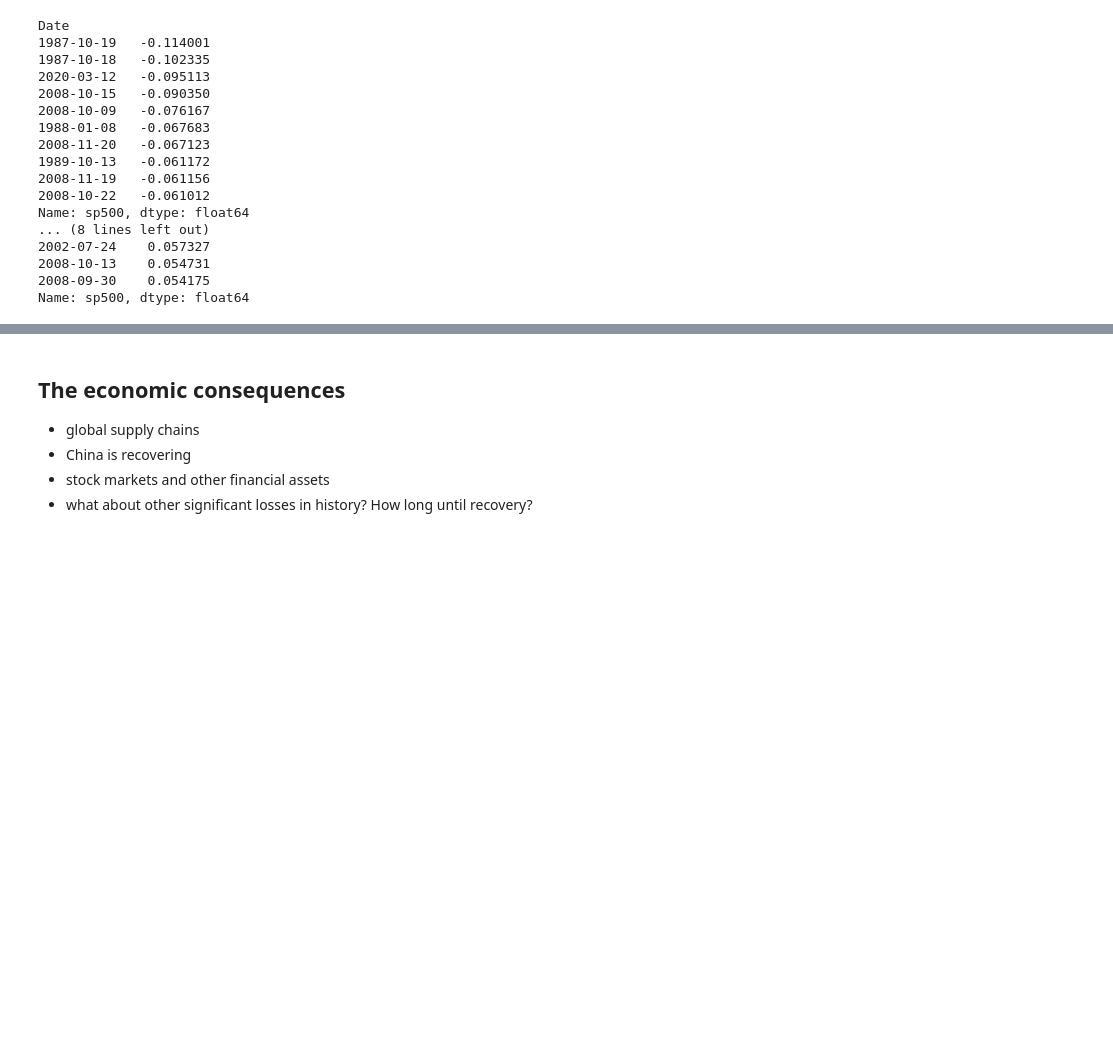
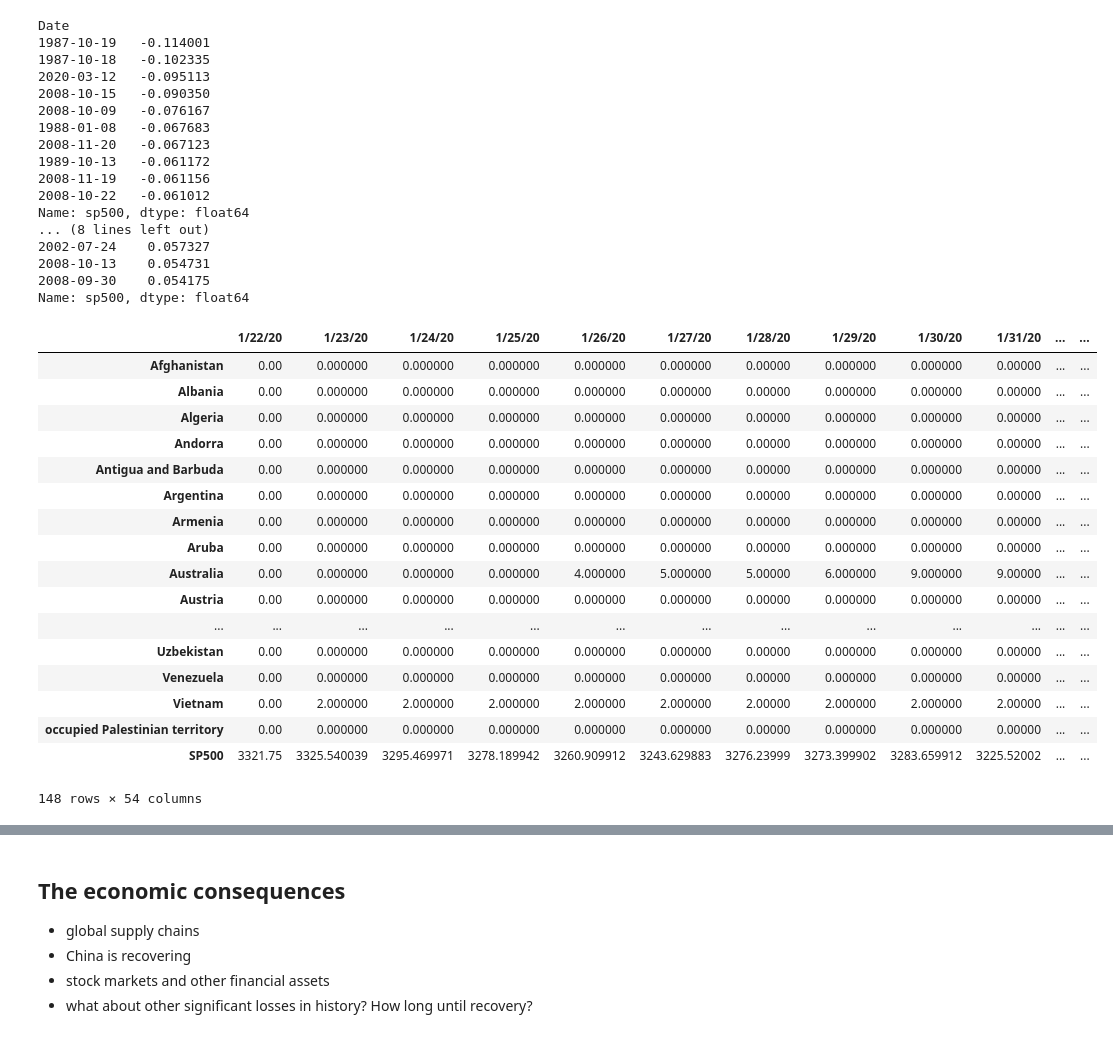
Before and after one commit to hopeman1102/visualize-covid-19, a Jupyter notebook: covid-19.ipynb, the cells around one changed output, grey strips where cells are left out. Drawn from its saved outputs; the diff is of its cells as text; code cells hidden in the pictures; blank space fills up the shorter version.

```diff
--- a/covid-19.ipynb
+++ b/covid-19.ipynb
@@ -592,3 +592,37 @@ Name: sp500, dtype: float64
 2008-10-13    0.054731
 2008-09-30    0.054175
 Name: sp500, dtype: float64
+# %%
+df_fin_2020 = df_fin_all[df_fin_all['Date'] > '2020-01-21']
+sp500 = list(df_fin_2020['sp500'])
+# %%
+# add SP500 values to df_confirmed_countries
+df_confirmed_countries.loc[len(df_confirmed_countries)] = sp500
+df_confirmed_countries
+
+# change the index name of SP500
+as_list = df_confirmed_countries.index.tolist()
+idx = as_list.index(147)
+as_list[idx] = 'SP500'
+df_confirmed_countries.index = as_list
+
+df_confirmed_countries
+# %% [output]
+|  | 1/22/20 | 1/23/20 | 1/24/20 | 1/25/20 | 1/26/20 | 1/27/20 | 1/28/20 | 1/29/20 | 1/30/20 | 1/31/20 | ... | ... |
+| Afghanistan | 0.00 | 0.000000 | 0.000000 | 0.000000 | 0.000000 | 0.000000 | 0.00000 | 0.000000 | 0.000000 | 0.00000 | ... | ... |
+| Albania | 0.00 | 0.000000 | 0.000000 | 0.000000 | 0.000000 | 0.000000 | 0.00000 | 0.000000 | 0.000000 | 0.00000 | ... | ... |
+| Algeria | 0.00 | 0.000000 | 0.000000 | 0.000000 | 0.000000 | 0.000000 | 0.00000 | 0.000000 | 0.000000 | 0.00000 | ... | ... |
+| Andorra | 0.00 | 0.000000 | 0.000000 | 0.000000 | 0.000000 | 0.000000 | 0.00000 | 0.000000 | 0.000000 | 0.00000 | ... | ... |
+| Antigua and Barbuda | 0.00 | 0.000000 | 0.000000 | 0.000000 | 0.000000 | 0.000000 | 0.00000 | 0.000000 | 0.000000 | 0.00000 | ... | ... |
+| Argentina | 0.00 | 0.000000 | 0.000000 | 0.000000 | 0.000000 | 0.000000 | 0.00000 | 0.000000 | 0.000000 | 0.00000 | ... | ... |
+| Armenia | 0.00 | 0.000000 | 0.000000 | 0.000000 | 0.000000 | 0.000000 | 0.00000 | 0.000000 | 0.000000 | 0.00000 | ... | ... |
+| Aruba | 0.00 | 0.000000 | 0.000000 | 0.000000 | 0.000000 | 0.000000 | 0.00000 | 0.000000 | 0.000000 | 0.00000 | ... | ... |
+| Australia | 0.00 | 0.000000 | 0.000000 | 0.000000 | 4.000000 | 5.000000 | 5.00000 | 6.000000 | 9.000000 | 9.00000 | ... | ... |
+| Austria | 0.00 | 0.000000 | 0.000000 | 0.000000 | 0.000000 | 0.000000 | 0.00000 | 0.000000 | 0.000000 | 0.00000 | ... | ... |
+| ... | ... | ... | ... | ... | ... | ... | ... | ... | ... | ... | ... | ... |
+| Uzbekistan | 0.00 | 0.000000 | 0.000000 | 0.000000 | 0.000000 | 0.000000 | 0.00000 | 0.000000 | 0.000000 | 0.00000 | ... | ... |
+| Venezuela | 0.00 | 0.000000 | 0.000000 | 0.000000 | 0.000000 | 0.000000 | 0.00000 | 0.000000 | 0.000000 | 0.00000 | ... | ... |
+| Vietnam | 0.00 | 2.000000 | 2.000000 | 2.000000 | 2.000000 | 2.000000 | 2.00000 | 2.000000 | 2.000000 | 2.00000 | ... | ... |
+| occupied Palestinian territory | 0.00 | 0.000000 | 0.000000 | 0.000000 | 0.000000 | 0.000000 | 0.00000 | 0.000000 | 0.000000 | 0.00000 | ... | ... |
+| SP500 | 3321.75 | 3325.540039 | 3295.469971 | 3278.189942 | 3260.909912 | 3243.629883 | 3276.23999 | 3273.399902 | 3283.659912 | 3225.52002 | ... | ... |
+148 rows × 54 columns
```
Also changed, not shown: parts of 5 cells of this notebook.
